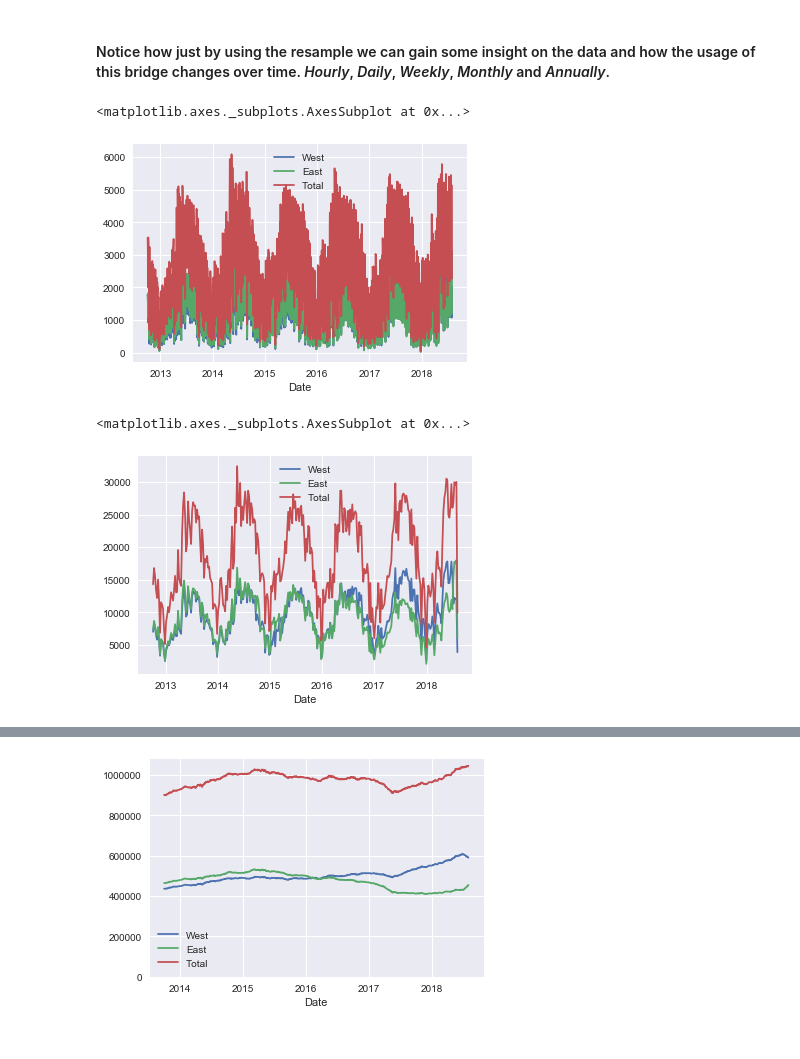
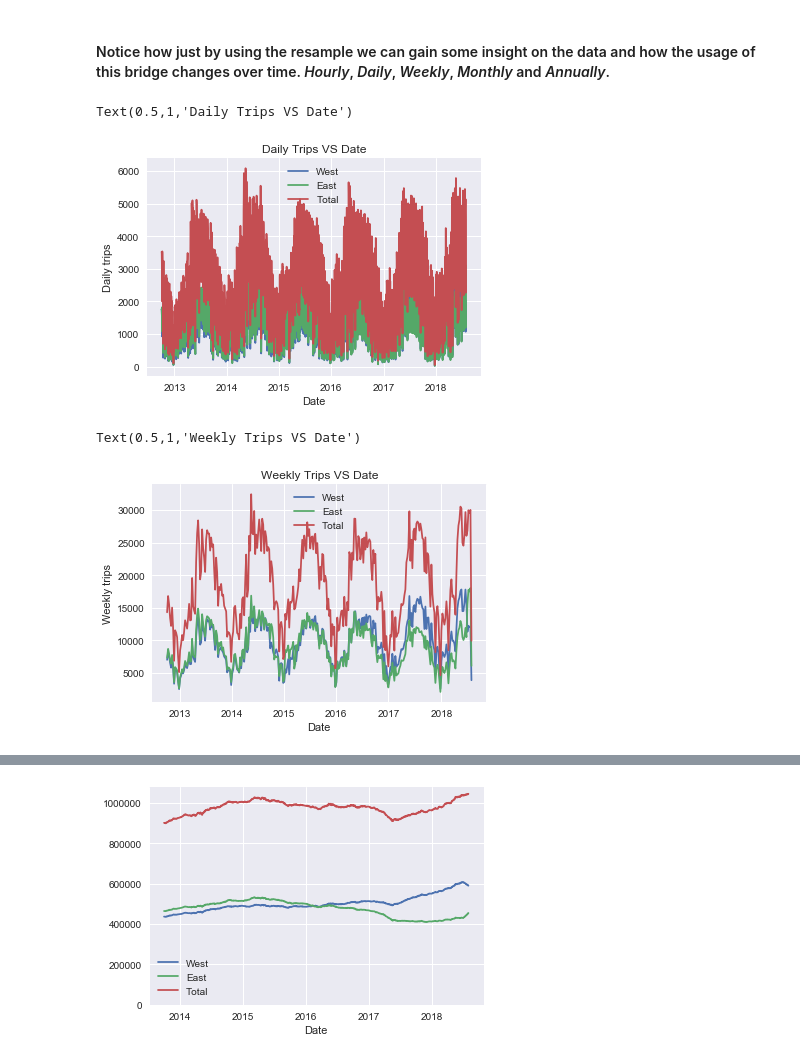
Before and after one commit to MrRutledge/Seattle_Bridge_Data_work_flow, a Jupyter notebook: DataWorkFlow1.ipynb, the cells around one changed output, grey strips where cells are left out. Cells and saved outputs as stored; diff of their text form; code cells hidden in the pictures.

```diff
--- a/DataWorkFlow1.ipynb
+++ b/DataWorkFlow1.ipynb
@@ -61,13 +61,17 @@ dtype: int64
 #### Notice how just by using the resample we can gain some insight on the data and how the usage of this bridge changes over time.  *Hourly*, *Daily*, *Weekly*, *Monthly* and *Annually*.
 # %%
 data.resample('D').sum().plot()
+plt.ylabel('Daily trips')
+plt.title('Daily Trips VS Date')
 # %% [output]
-<matplotlib.axes._subplots.AxesSubplot at 0x...>
+Text(0.5,1,'Daily Trips VS Date')
-[figure, old version]
+[figure, new version]
 # %%
 data.resample('W').sum().plot()
+plt.ylabel('Weekly trips')
+plt.title('Weekly Trips VS Date')
 # %% [output]
-<matplotlib.axes._subplots.AxesSubplot at 0x...>
+Text(0.5,1,'Weekly Trips VS Date')
-[figure, old version]
+[figure, new version]
 # %%
 data.resample('M').sum().plot()
```
Also changed, not shown: parts of 12 cells of this notebook, 2 other files.
